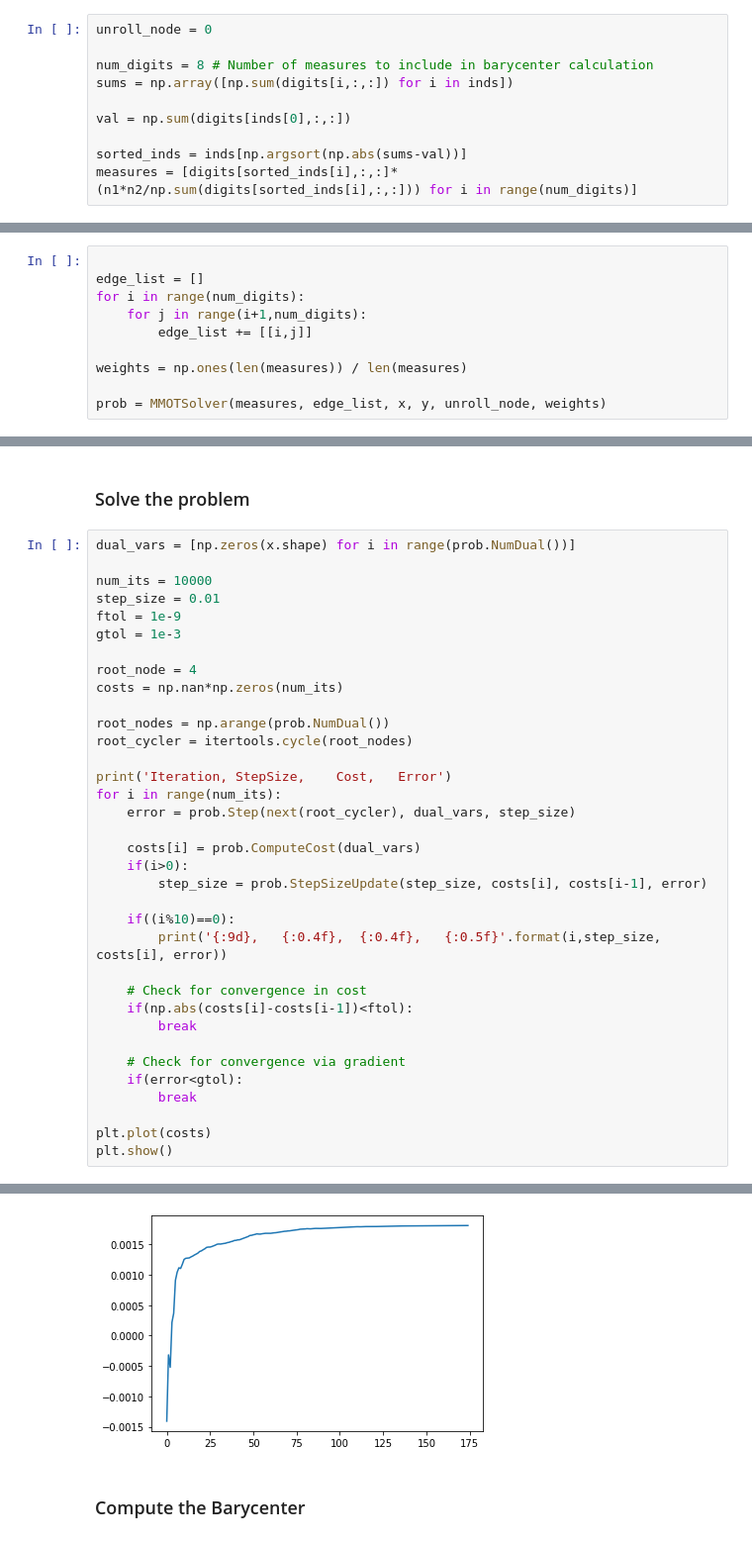
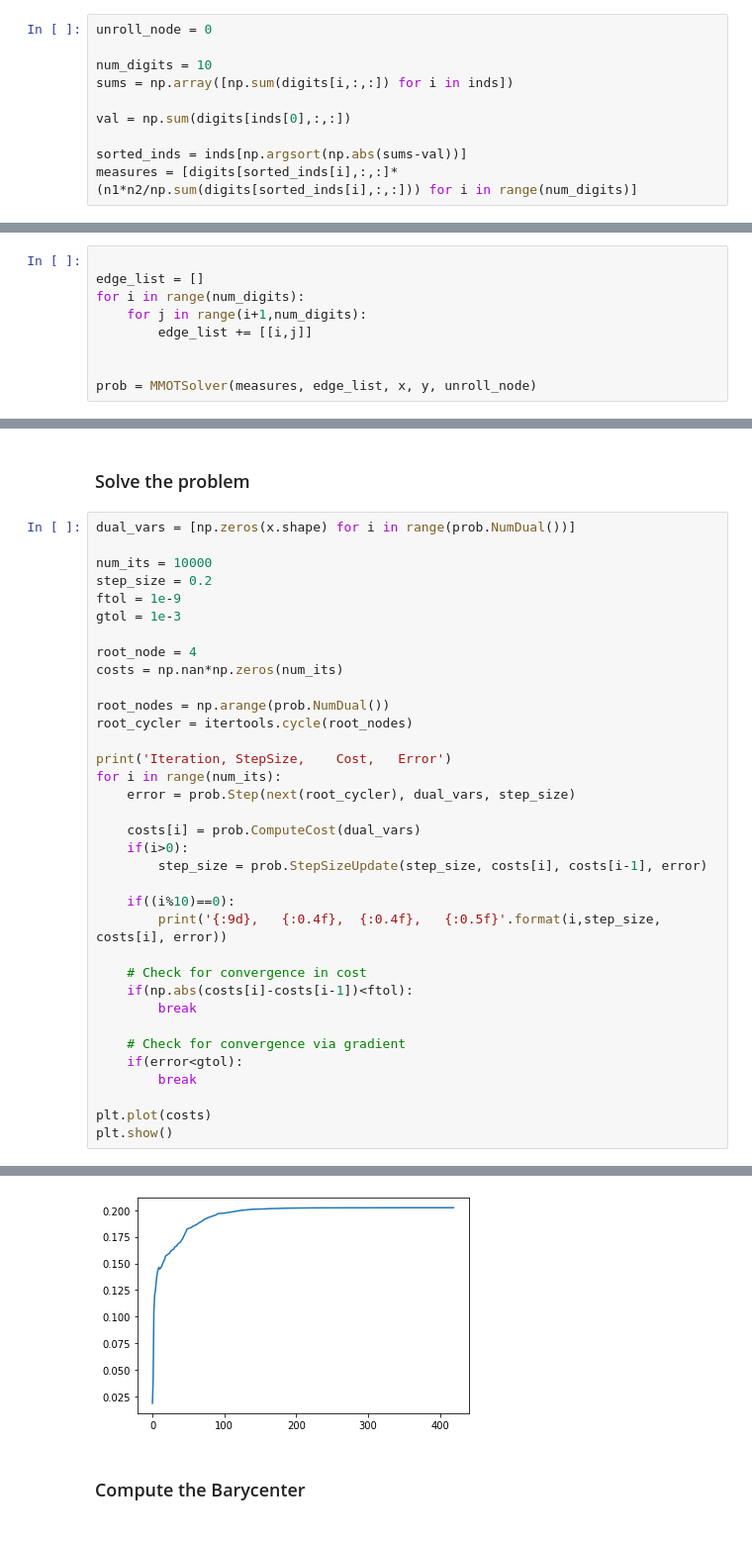
Before and after one commit to simda-muri/mmot, a Jupyter notebook: examples/MNISTBarycenter.ipynb, the cells around one changed output, grey strips where cells are left out. Shown at 99% size. Saved outputs shown, nothing was run; the diff lists cells and outputs as text.

```diff
--- a/examples/MNISTBarycenter.ipynb
+++ b/examples/MNISTBarycenter.ipynb
@@ -53,7 +53,7 @@ x, y = np.meshgrid(np.linspace(0.5/n1,1-0.5/n1,n1), np.linspace(0.5/n2,1-0.5/n1,
 # %%
 unroll_node = 0
 
-num_digits = 8 # Number of measures to include in barycenter calculation
+num_digits = 10
 sums = np.array([np.sum(digits[i,:,:]) for i in inds])
 
 val = np.sum(digits[inds[0],:,:])
@@ -69,9 +69,8 @@ for i in range(num_digits):
     for j in range(i+1,num_digits):
         edge_list += [[i,j]]
 
-weights = np.ones(len(measures)) / len(measures)
 
-prob = MMOTSolver(measures, edge_list, x, y, unroll_node, weights)
+prob = MMOTSolver(measures, edge_list, x, y, unroll_node)
 # %% [output]
 0
 # %% [markdown]
@@ -80,7 +79,7 @@ prob = MMOTSolver(measures, edge_list, x, y, unroll_node, weights)
 dual_vars = [np.zeros(x.shape) for i in range(prob.NumDual())]
 
 num_its = 10000
-step_size = 0.01
+step_size = 0.2
 ftol = 1e-9
 gtol = 1e-3
 
@@ -134,4 +131,4 @@ Iteration, StepSize,    Cost,   Error
-[figure, old version]
+[figure, new version]
 # %% [markdown]
 ### Compute the Barycenter
 # %%
```
Also changed, not shown: parts of 3 cells of this notebook, 51 other files.
